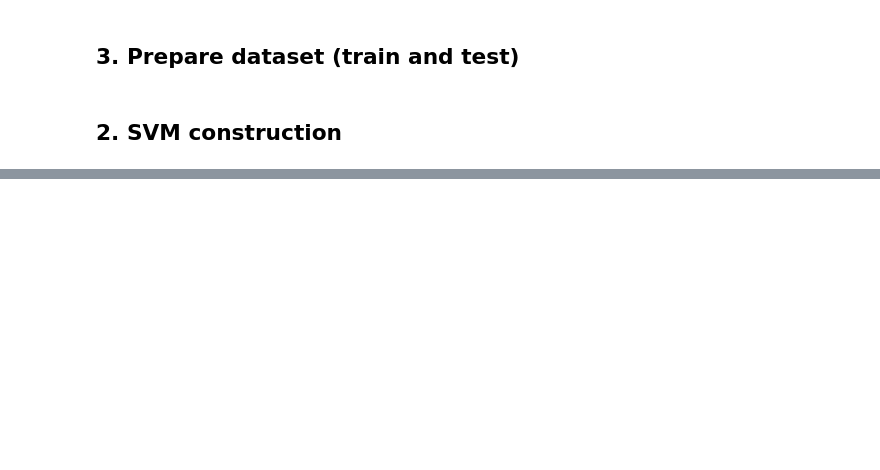
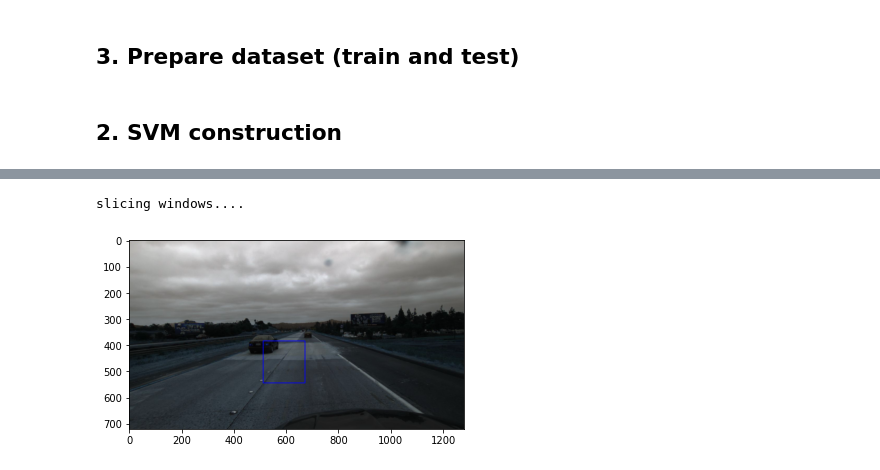
Before and after one commit to Spacider/COMP9517, a Jupyter notebook: COMP9517/proj/proj.ipynb, the cells around one changed output, grey strips where cells are left out. Cells and saved outputs as stored; diff of their text form; code cells hidden in the pictures; blank space fills up the shorter version.

```diff
--- a/COMP9517/proj/proj.ipynb
+++ b/COMP9517/proj/proj.ipynb
@@ -153,0 +457,5 @@ ValueError: X has 1 features per sample; expecting 8208
+# %%
+result = find_cars(9, (160, 160))
+# %% [output]
+slicing windows....
+[figure, added]
```
Also changed, not shown: parts of 28 cells of this notebook, 7 other files.
